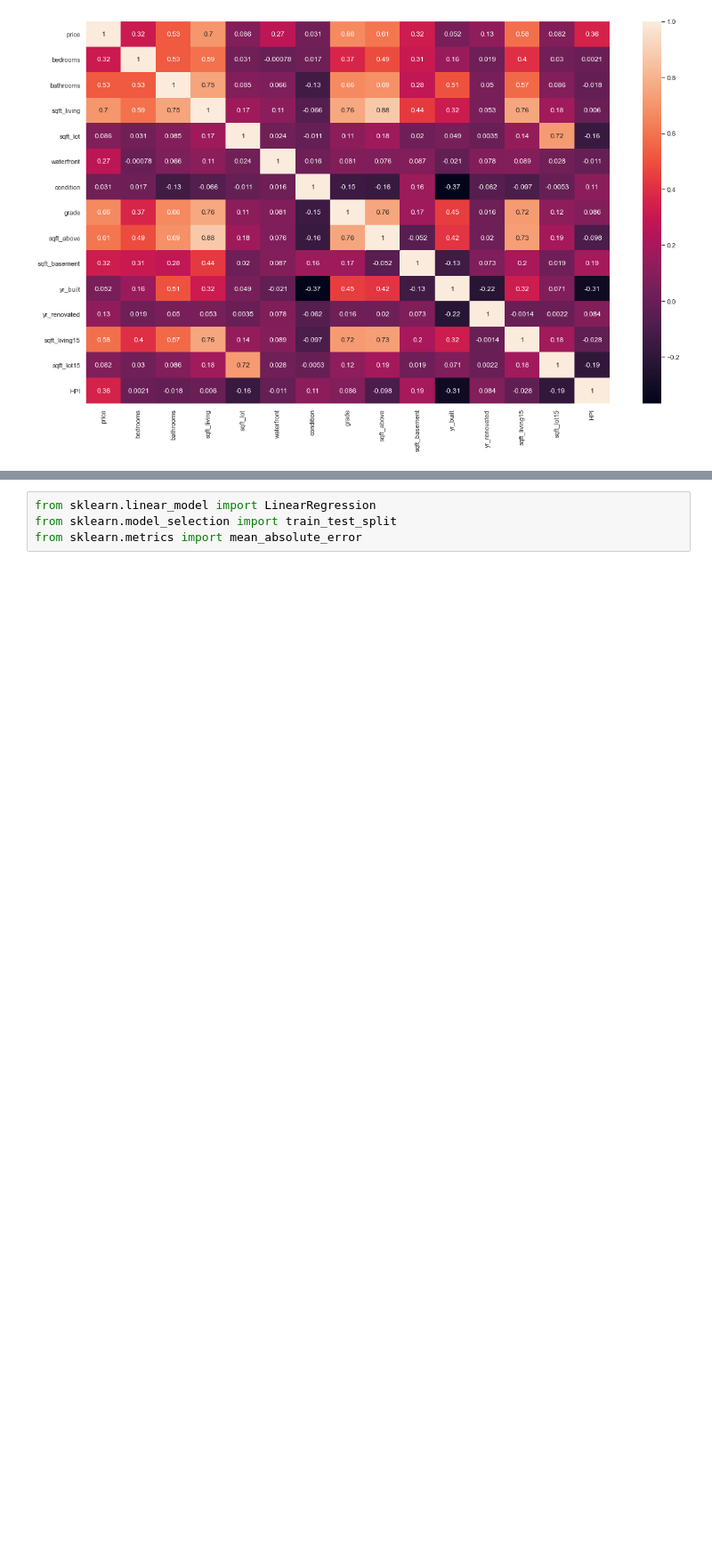
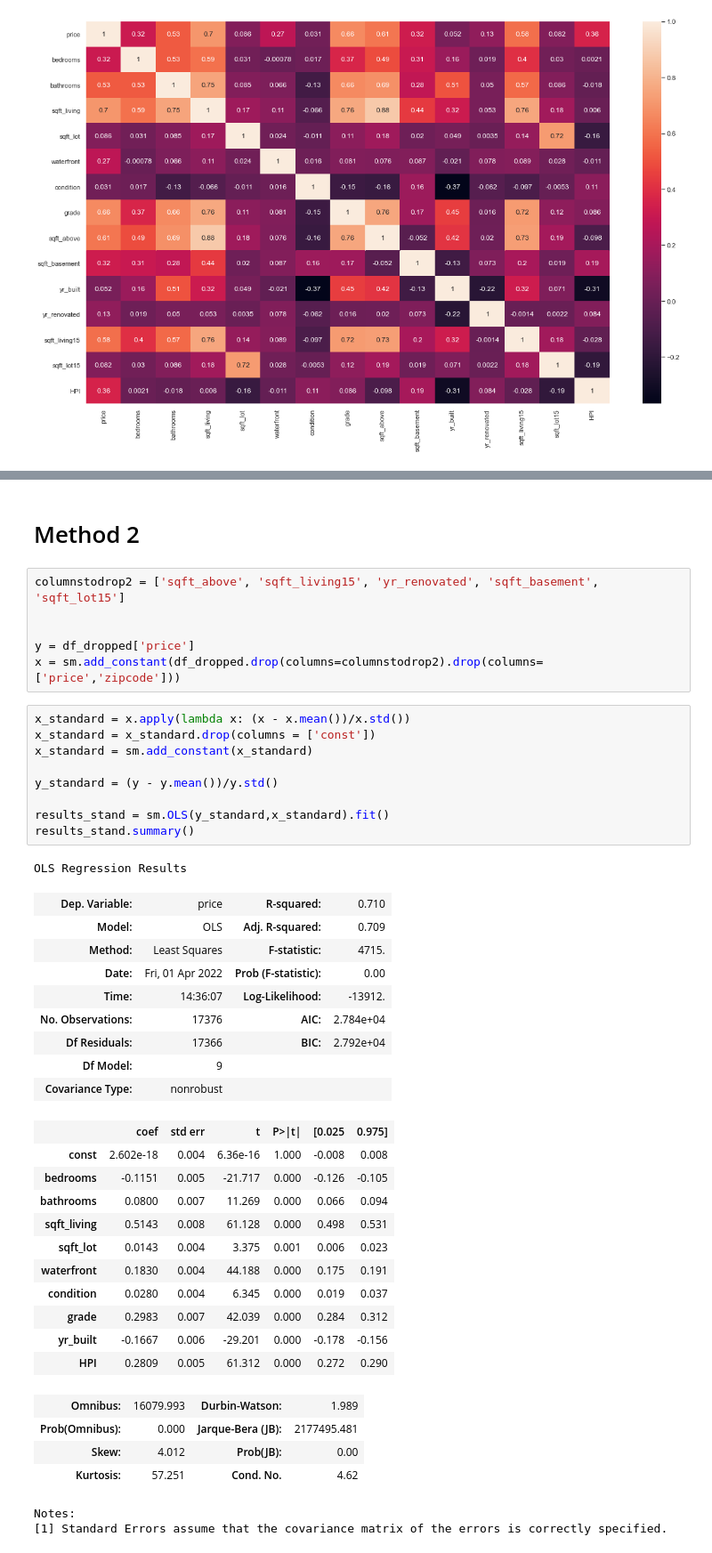
Before and after one commit to hgcostello/Phase2-Project, a Jupyter notebook: student.ipynb, the cells around one changed output, grey strips where cells are left out. Shown at 89% size. Saved outputs shown, nothing was run; the diff lists cells and outputs as text; blank space fills up the shorter version.

```diff
--- a/hgc_working_notebook.ipynb
+++ b/student.ipynb
@@ -510,8 +533,49 @@ correlation_matrix
 | sqft_living15 | 0.584660 | 0.404053 | 0.570211 | 0.758065 | 0.143121 | 0.088951 | -0.097459 | 0.717152 | 0.731867 | ... |
 | sqft_lot15 | 0.082469 | 0.030209 | 0.086426 | 0.181053 | 0.718215 | 0.027887 | -0.005348 | 0.119316 | 0.190859 | ... |
 | HPI | 0.358109 | 0.002056 | -0.018287 | 0.005986 | -0.163102 | -0.010599 | 0.111403 | 0.085636 | -0.097855 | ... |
-# %%
-from sklearn.linear_model import LinearRegression
-from sklearn.model_selection import train_test_split
-from sklearn.metrics import mean_absolute_error
+# %% [markdown]
+# Method 2
+# %%
+columnstodrop2 = ['sqft_above', 'sqft_living15', 'yr_renovated', 'sqft_basement', 'sqft_lot15']
+
+
+y = df_dropped['price']
+x = sm.add_constant(df_dropped.drop(columns=columnstodrop2).drop(columns=['price','zipcode']))
+# %%
+x_standard = x.apply(lambda x: (x - x.mean())/x.std())
+x_standard = x_standard.drop(columns = ['const'])
+x_standard = sm.add_constant(x_standard)
+
+y_standard = (y - y.mean())/y.std()
+
+results_stand = sm.OLS(y_standard,x_standard).fit()
+results_stand.summary()
+# %% [output]
+OLS Regression Results
+| Dep. Variable: | price | R-squared: | 0.710 |
+| Model: | OLS | Adj. R-squared: | 0.709 |
+| Method: | Least Squares | F-statistic: | 4715. |
+| Date: | Fri, 01 Apr 2022 | Prob (F-statistic): | 0.00 |
+| Time: | 14:36:07 | Log-Likelihood: | -13912. |
+| No. Observations: | 17376 | AIC: | 2.784e+04 |
+| Df Residuals: | 17366 | BIC: | 2.792e+04 |
+| Df Model: | 9 |  |  |
+| Covariance Type: | nonrobust |  |  |
+|  | coef | std err | t | P>|t| | [0.025 | 0.975] |
+| const | 2.602e-18 | 0.004 | 6.36e-16 | 1.000 | -0.008 | 0.008 |
+| bedrooms | -0.1151 | 0.005 | -21.717 | 0.000 | -0.126 | -0.105 |
+| bathrooms | 0.0800 | 0.007 | 11.269 | 0.000 | 0.066 | 0.094 |
+| sqft_living | 0.5143 | 0.008 | 61.128 | 0.000 | 0.498 | 0.531 |
+| sqft_lot | 0.0143 | 0.004 | 3.375 | 0.001 | 0.006 | 0.023 |
+| waterfront | 0.1830 | 0.004 | 44.188 | 0.000 | 0.175 | 0.191 |
+| condition | 0.0280 | 0.004 | 6.345 | 0.000 | 0.019 | 0.037 |
+| grade | 0.2983 | 0.007 | 42.039 | 0.000 | 0.284 | 0.312 |
+| yr_built | -0.1667 | 0.006 | -29.201 | 0.000 | -0.178 | -0.156 |
+| HPI | 0.2809 | 0.005 | 61.312 | 0.000 | 0.272 | 0.290 |
+| Omnibus: | 16079.993 | Durbin-Watson: | 1.989 |
+| Prob(Omnibus): | 0.000 | Jarque-Bera (JB): | 2177495.481 |
+| Skew: | 4.012 | Prob(JB): | 0.00 |
+| Kurtosis: | 57.251 | Cond. No. | 4.62 |
+Notes:
+[1] Standard Errors assume that the covariance matrix of the errors is correctly specified.
 # %%
```
Also changed, not shown: parts of 36 cells of this notebook.
